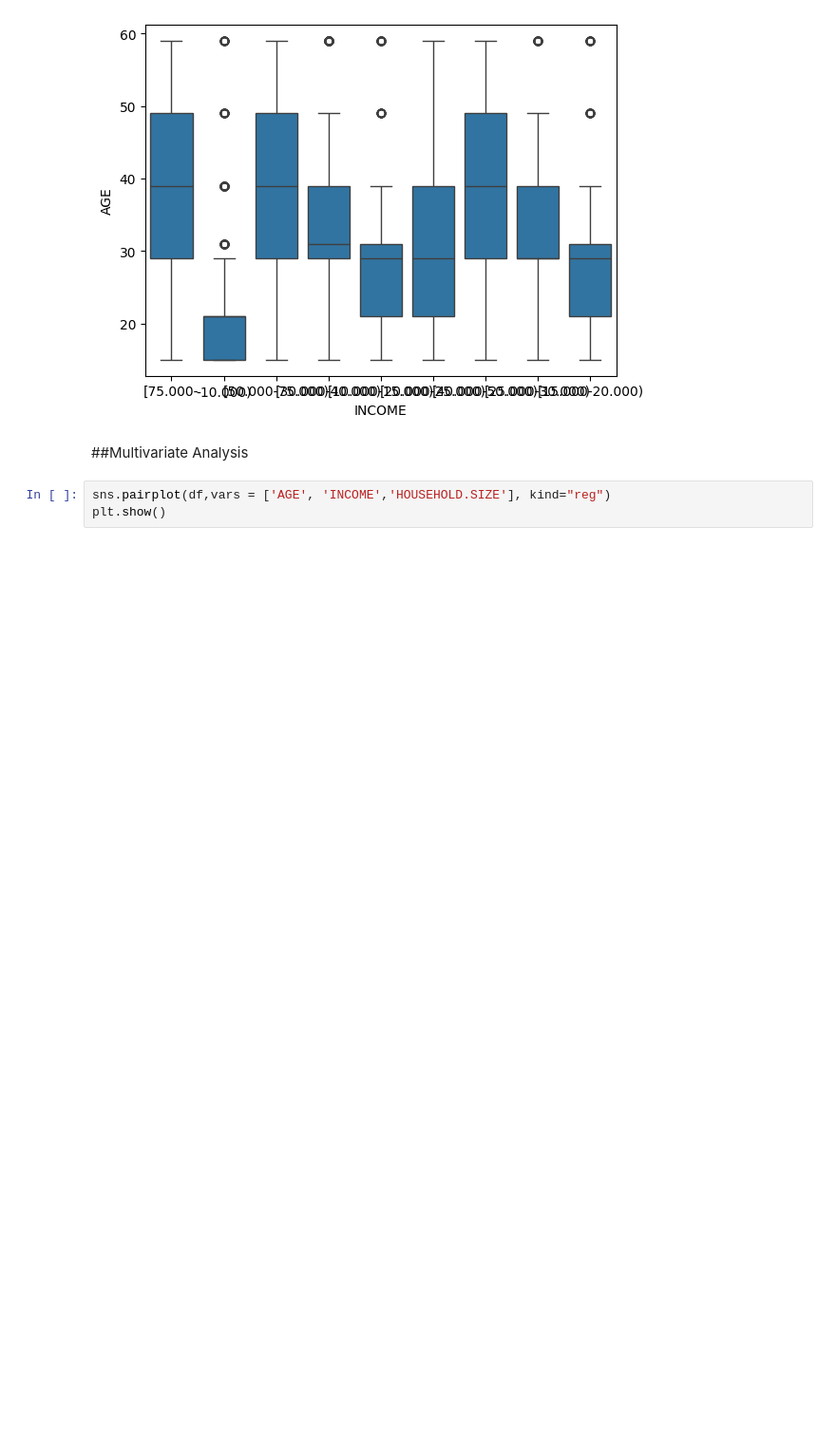
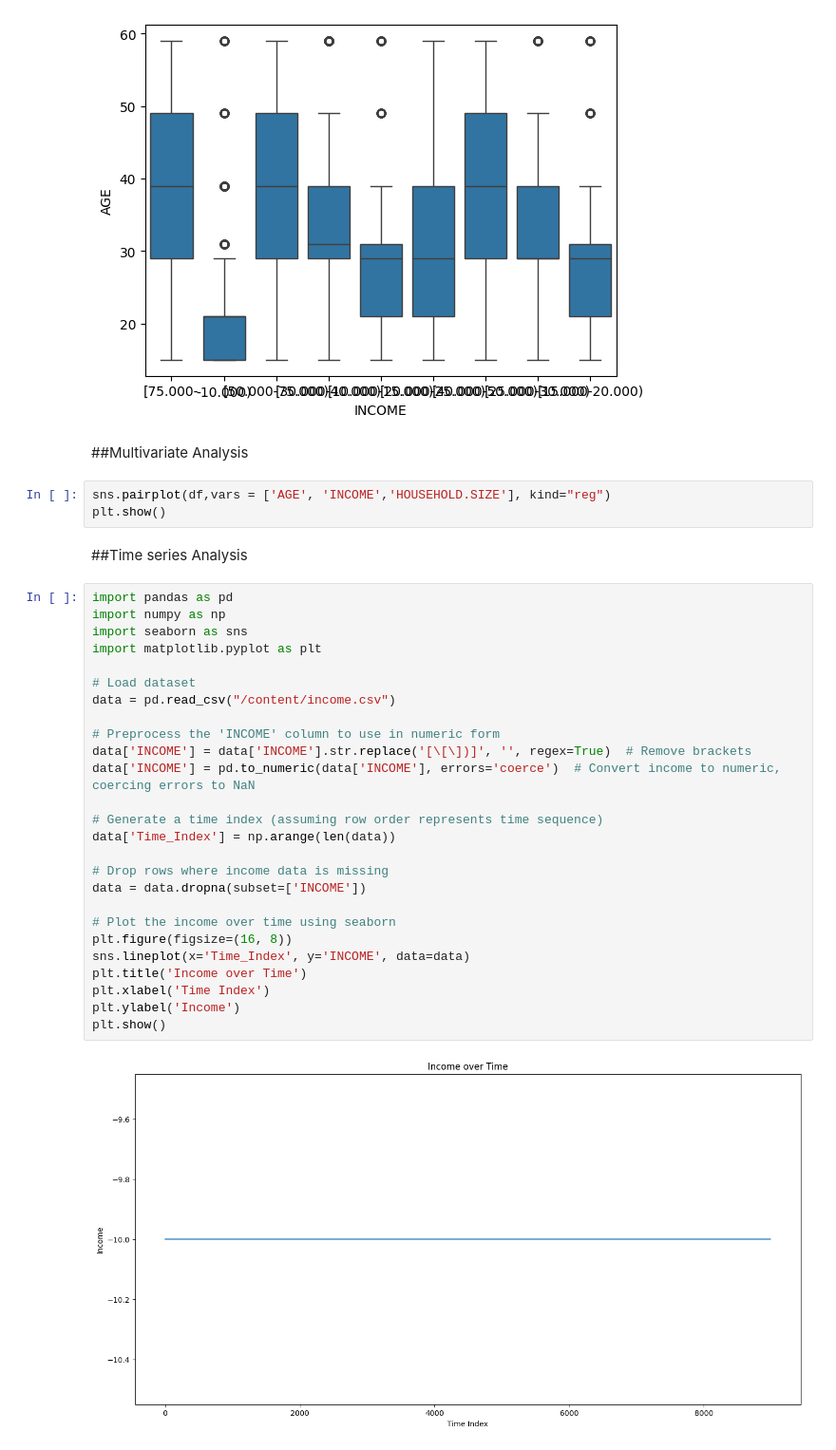
Before and after one commit to mangnez/SrutiSusarla-EDA-INCOME, a Jupyter notebook: SrutiSusarla_INCOME.ipynb, the cells around one changed output. Shown at 95% size. Saved outputs shown, nothing was run; the diff lists cells and outputs as text; blank space fills up the shorter version.

```diff
--- a/SrutiSusarla_INCOME.ipynb
+++ b/SrutiSusarla_INCOME.ipynb
@@ -364,3 +376,33 @@ plt.show()
 # %%
 sns.pairplot(df,vars = ['AGE', 'INCOME','HOUSEHOLD.SIZE'], kind="reg")
 plt.show()
+# %% [markdown]
+##Time series Analysis
+# %%
+import pandas as pd
+import numpy as np
+import seaborn as sns
+import matplotlib.pyplot as plt
+
+# Load dataset
+data = pd.read_csv("/content/income.csv")
+
+# Preprocess the 'INCOME' column to use in numeric form
+data['INCOME'] = data['INCOME'].str.replace('[\[\])]', '', regex=True)  # Remove brackets
+data['INCOME'] = pd.to_numeric(data['INCOME'], errors='coerce')  # Convert income to numeric, coercing errors to NaN
+
+# Generate a time index (assuming row order represents time sequence)
+data['Time_Index'] = np.arange(len(data))
+
+# Drop rows where income data is missing
+data = data.dropna(subset=['INCOME'])
+
+# Plot the income over time using seaborn
+plt.figure(figsize=(16, 8))
+sns.lineplot(x='Time_Index', y='INCOME', data=data)
+plt.title('Income over Time')
+plt.xlabel('Time Index')
+plt.ylabel('Income')
+plt.show()
+# %% [output]
+[figure, added]
```
Also changed, not shown: parts of 12 cells of this notebook.
